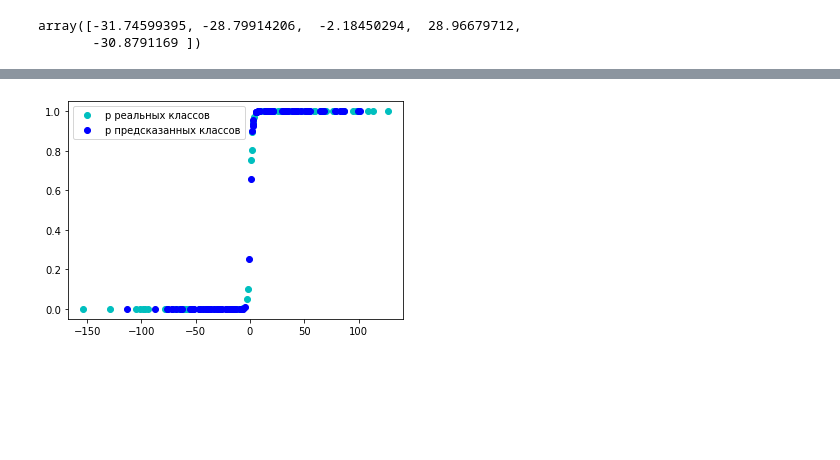
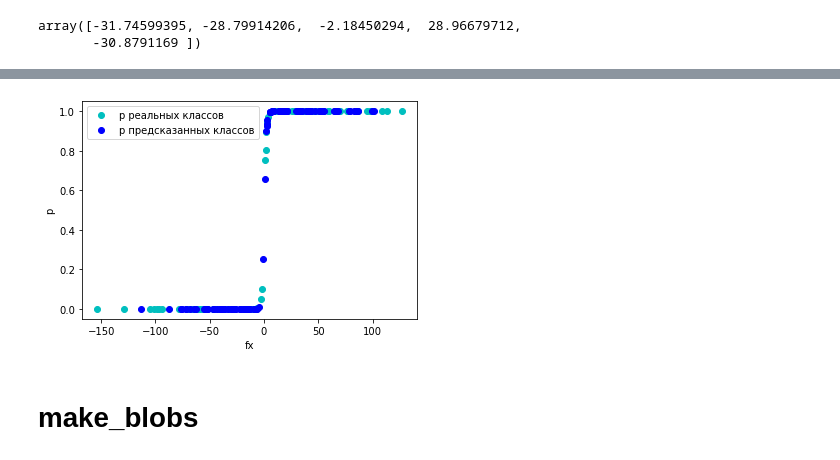
Before and after one commit to HeliosBI/AMLHW1, a Jupyter notebook: HW1.ipynb, the cells around one changed output, grey strips where cells are left out. Cells and saved outputs as stored; diff of their text form; code cells hidden in the pictures; blank space fills up the shorter version.

```diff
--- a/HW1.ipynb
+++ b/HW1.ipynb
@@ -96,32 +86,3 @@ pylab.show()
-# %%
-def gradient_descent_logregr(alpha, x, y, numIterations):
-    """
-    Функция реализует алгоритм градиентного спуска. На каждом шаге выводится значение функции потерь
-    """
-
-    m = x.shape[0] # 100
-    theta = np.ones(2) # [ 1.  1.] ВЕСА МОДЕЛИ!!!
-    x_transpose = x.transpose() # транспонированная матрица x
-
-    for iter in range( 0, numIterations ):
-        hypothesis = 1/(1+np.exp(-1*(np.dot(x, theta)))) # сигмоида от матричного произведения
-
-        loss = -(1 / m) * np.sum(y * np.log(hypothesis) + (1 - y) * np.log(1 - hypothesis))
-
-# расчет accuracy модели
-        correct = 0
-        length = len(x)
-        prediction = (1/(1+np.exp(-1*(np.dot(x, theta)))) > 0.5)
-        _y = (y > .5).astype(int)
-        correct = prediction == _y
-        my_accuracy = (np.sum(correct) / length)*100
-        print ('LR Accuracy %: ', my_accuracy)
-#         print(iter, loss)
-
-        gradient = (1 / m) * np.dot(x.T, hypothesis - y)
-        theta = theta - alpha * gradient  # update
-
-    return theta
 # %%
 %%time
 theta = gradient_descent_logregr(alpha, x, y, 100)
@@ -146,26 +92,30 @@ Wall time: 42.9 ms
 # %%
 # построим полученную линию из theta
 for i in range(x.shape[1]):
     y_predict = theta[0] + theta[1]*x
 
 # посчитаем сигомоиду для предсказаний (определим вероятность классов)
 p = []
 
 for fx in y_predict.T[1]:
     logit = 1/(1+np.exp(-1*fx))
     p.append(logit)
 
 # посчитаем сигомоиду для исходных значений определим вероятность классов)
 p_original = []
 
 for fx in y:
     logit = 1/(1+np.exp(-1*fx))
     p_original.append(logit)
 
 # рисуем результат
 pylab.plot(y,p_original,'o', color='c', label='p реальных классов')
 pylab.plot(y_predict.T[1],p,'o', color='b', label='p предсказанных классов')
+pylab.xlabel('fx')
+pylab.ylabel('p')
 pylab.legend(loc='upper left')
 pylab.show()
 # %% [output]
-[figure, old version]
+[figure, new version]
+# %% [markdown]
+# make_blobs
```
Also changed, not shown: parts of 18 cells of this notebook.
